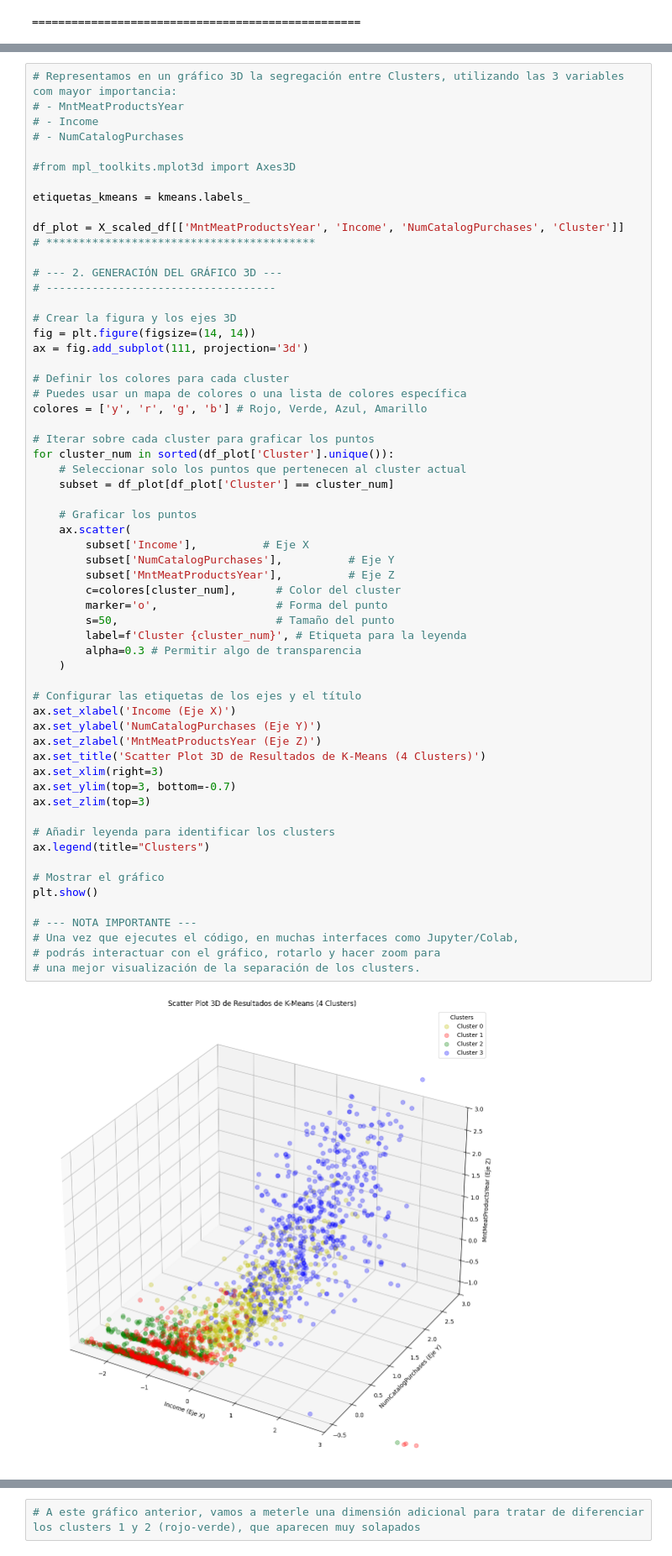
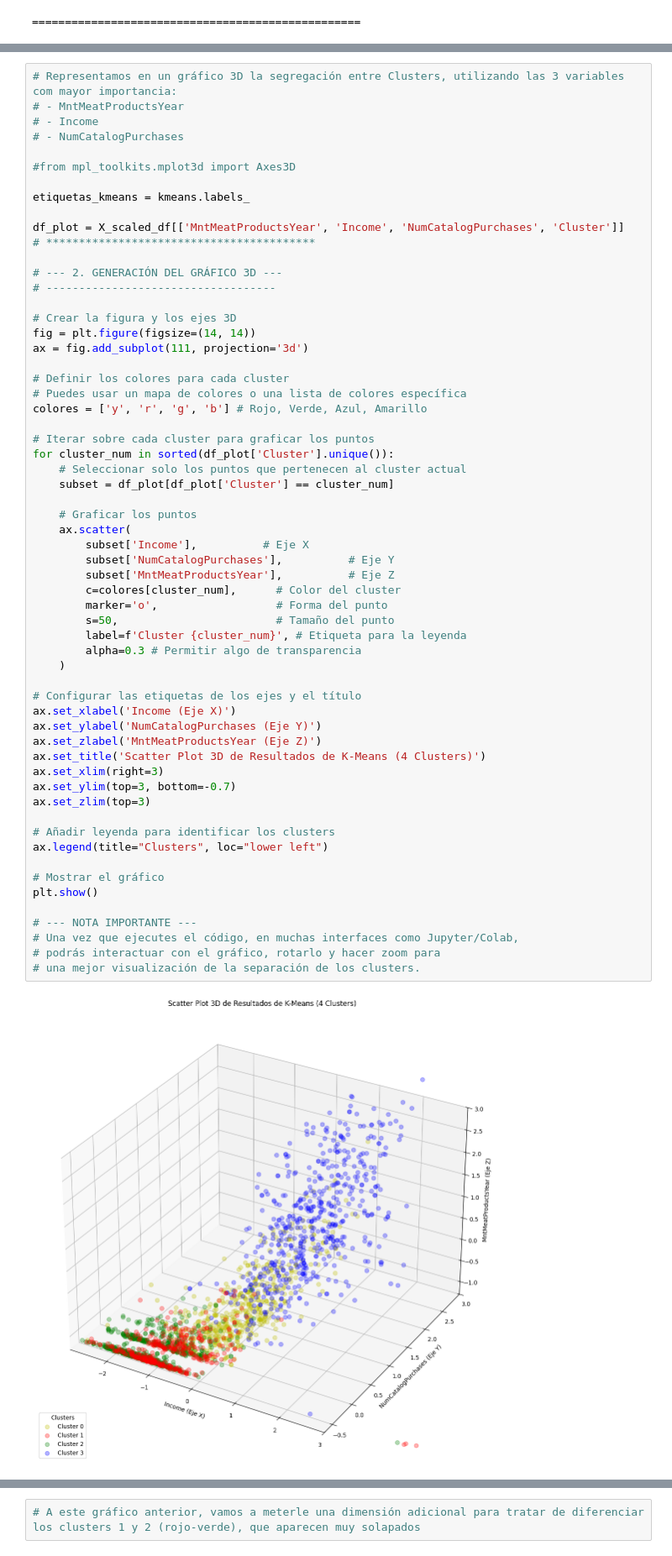
Before and after one commit to ZZubi/ML_Marketing_Segmentation, a Jupyter notebook: notebooks/04-Modelos_No_Supervisado.ipynb, the cells around one changed output, grey strips where cells are left out. Shown at 84% size. Saved outputs shown, nothing was run; the diff lists cells and outputs as text.

```diff
--- a/notebooks/04-Modelos_No_Supervisado.ipynb
+++ b/notebooks/04-Modelos_No_Supervisado.ipynb
@@ -298,35 +325,35 @@ for cluster_num in sorted(df_plot['Cluster'].unique()):
     ax.scatter(
         subset['Income'],          # Eje X
         subset['NumCatalogPurchases'],          # Eje Y
         subset['MntMeatProductsYear'],          # Eje Z
         c=colores[cluster_num],      # Color del cluster
         marker='o',                  # Forma del punto
         s=50,                        # Tamaño del punto
         label=f'Cluster {cluster_num}', # Etiqueta para la leyenda
         alpha=0.3 # Permitir algo de transparencia
     )
 
 # Configurar las etiquetas de los ejes y el título
 ax.set_xlabel('Income (Eje X)')
 ax.set_ylabel('NumCatalogPurchases (Eje Y)')
 ax.set_zlabel('MntMeatProductsYear (Eje Z)')
 ax.set_title('Scatter Plot 3D de Resultados de K-Means (4 Clusters)')
 ax.set_xlim(right=3)
 ax.set_ylim(top=3, bottom=-0.7)
 ax.set_zlim(top=3)
 
 # Añadir leyenda para identificar los clusters
-ax.legend(title="Clusters")
+ax.legend(title="Clusters", loc="lower left")
 
 # Mostrar el gráfico
 plt.show()
 
 # --- NOTA IMPORTANTE ---
 # Una vez que ejecutes el código, en muchas interfaces como Jupyter/Colab,
 # podrás interactuar con el gráfico, rotarlo y hacer zoom para
 # una mejor visualización de la separación de los clusters.
 # %% [output]
-[figure, old version]
+[figure, new version]
 # %%
 # Representamos la variable 'Target_MntWinesYear' por cluster en base a otras dos variables donde vemos discriminación de cara a esta predicción
 
```
Also changed, not shown: parts of 10 cells of this notebook, 1 other file.
